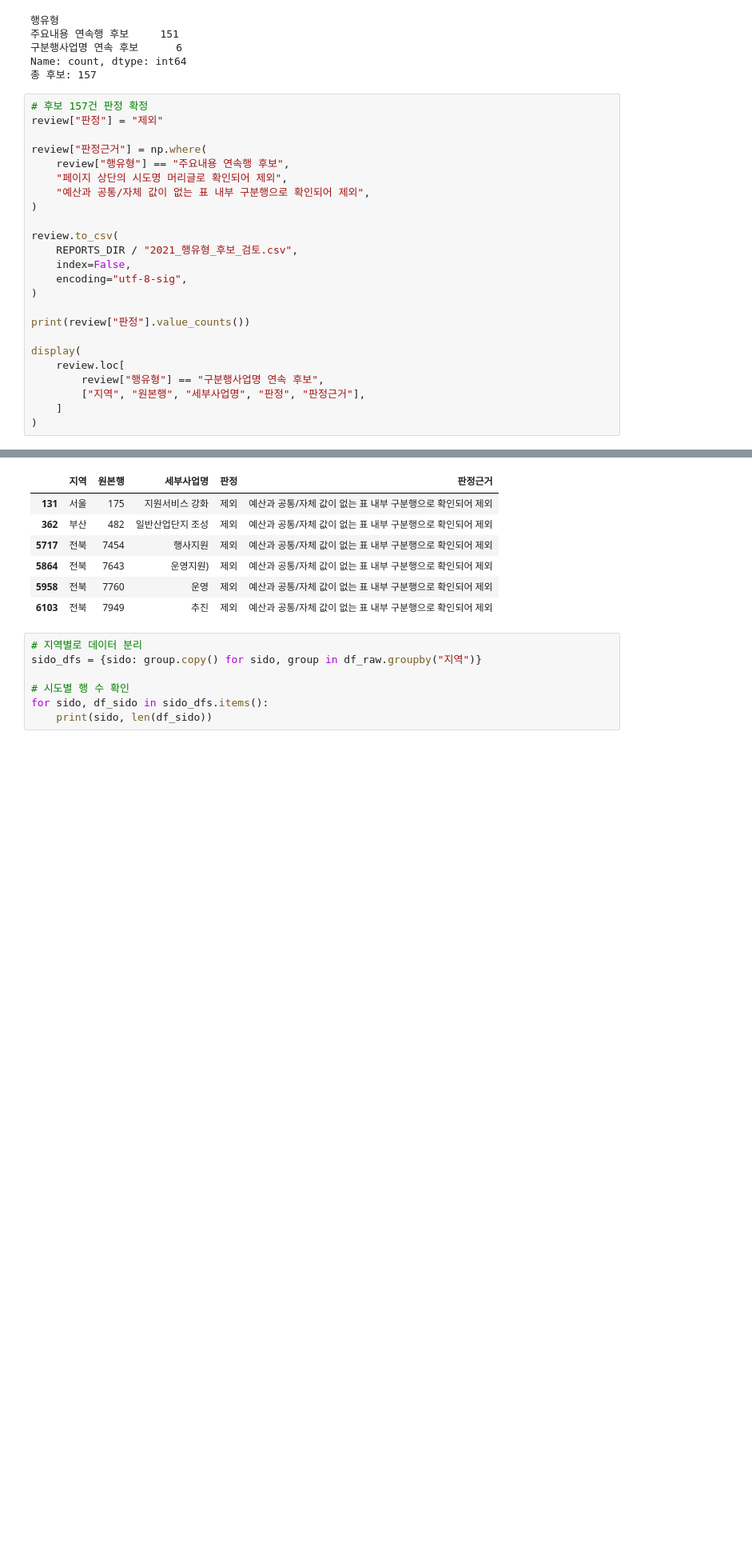
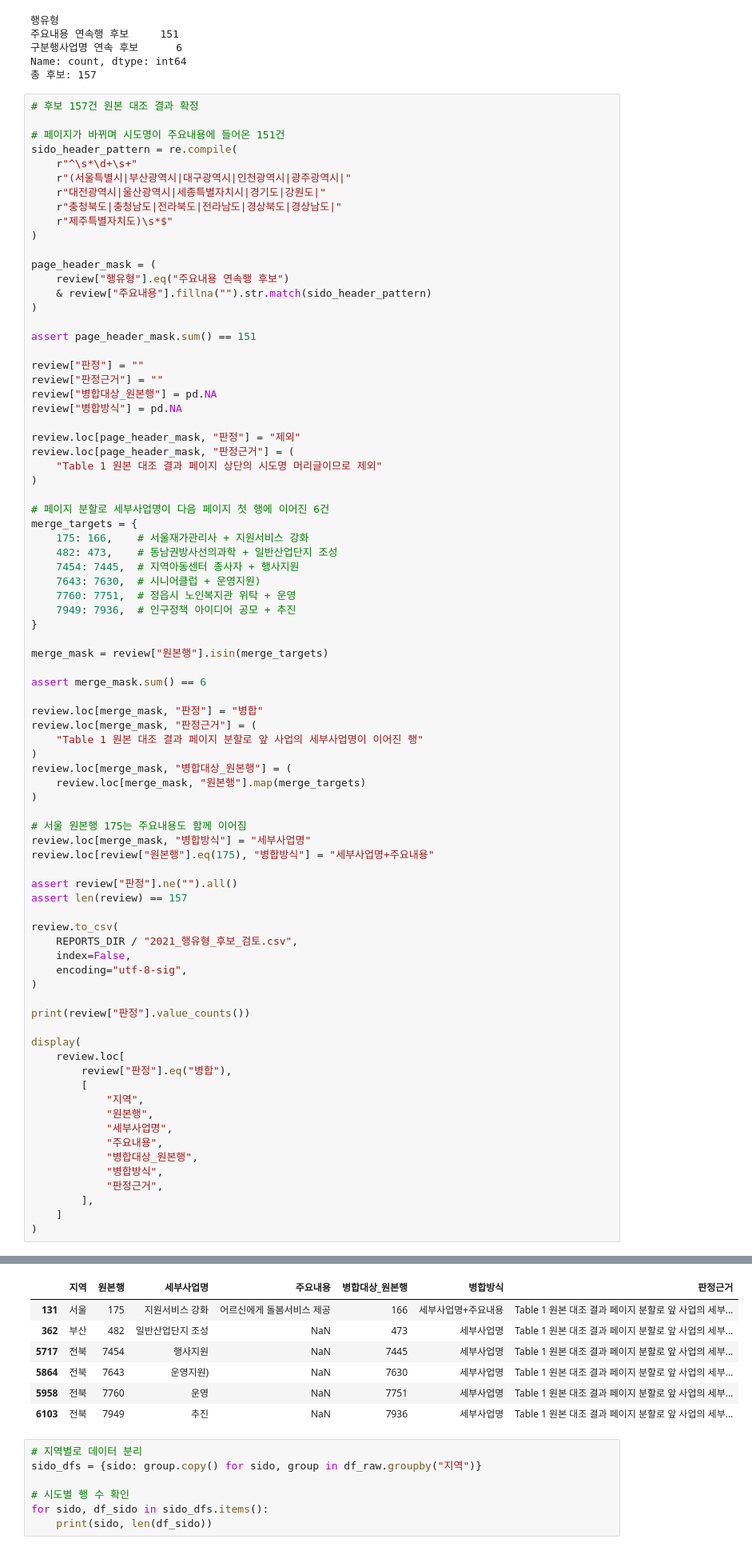
Before and after one commit to JungYeoni/yumocha, a Jupyter notebook: notebooks/20260720_EDA_2021_전국_시도분리정제.ipynb, the cells around one changed output, grey strips where cells are left out. Shown at 80% size. Saved outputs shown, nothing was run; the diff lists cells and outputs as text; blank space fills up the shorter version.

```diff
--- a/notebooks/20260720_EDA_2021_전국_시도분리정제.ipynb
+++ b/notebooks/20260720_EDA_2021_전국_시도분리정제.ipynb
@@ -125,14 +125,62 @@ print("총 후보:", len(review))
 Name: count, dtype: int64
 총 후보: 157
 # %%
-# 후보 157건 판정 확정
-review["판정"] = "제외"
+# 후보 157건 원본 대조 결과 확정
 
-review["판정근거"] = np.where(
-    review["행유형"] == "주요내용 연속행 후보",
-    "페이지 상단의 시도명 머리글로 확인되어 제외",
-    "예산과 공통/자체 값이 없는 표 내부 구분행으로 확인되어 제외",
+# 페이지가 바뀌며 시도명이 주요내용에 들어온 151건
+sido_header_pattern = re.compile(
+    r"^\s*\d+\s+"
+    r"(서울특별시|부산광역시|대구광역시|인천광역시|광주광역시|"
+    r"대전광역시|울산광역시|세종특별자치시|경기도|강원도|"
+    r"충청북도|충청남도|전라북도|전라남도|경상북도|경상남도|"
+    r"제주특별자치도)\s*$"
 )
+
+page_header_mask = (
+    review["행유형"].eq("주요내용 연속행 후보")
+    & review["주요내용"].fillna("").str.match(sido_header_pattern)
+)
+
+assert page_header_mask.sum() == 151
+
+review["판정"] = ""
+review["판정근거"] = ""
+review["병합대상_원본행"] = pd.NA
+review["병합방식"] = pd.NA
+
+review.loc[page_header_mask, "판정"] = "제외"
+review.loc[page_header_mask, "판정근거"] = (
+    "Table 1 원본 대조 결과 페이지 상단의 시도명 머리글이므로 제외"
+)
+
+# 페이지 분할로 세부사업명이 다음 페이지 첫 행에 이어진 6건
+merge_targets = {
+    175: 166,    # 서울재가관리사 + 지원서비스 강화
+    482: 473,    # 동남권방사선의과학 + 일반산업단지 조성
+    7454: 7445,  # 지역아동센터 종사자 + 행사지원
+    7643: 7630,  # 시니어클럽 + 운영지원)
+    7760: 7751,  # 정읍시 노인복지관 위탁 + 운영
+    7949: 7936,  # 인구정책 아이디어 공모 + 추진
+}
+
+merge_mask = review["원본행"].isin(merge_targets)
+
+assert merge_mask.sum() == 6
+
+review.loc[merge_mask, "판정"] = "병합"
+review.loc[merge_mask, "판정근거"] = (
+    "Table 1 원본 대조 결과 페이지 분할로 앞 사업의 세부사업명이 이어진 행"
+)
+review.loc[merge_mask, "병합대상_원본행"] = (
+    review.loc[merge_mask, "원본행"].map(merge_targets)
+)
+
+# 서울 원본행 175는 주요내용도 함께 이어짐
+review.loc[merge_mask, "병합방식"] = "세부사업명"
+review.loc[review["원본행"].eq(175), "병합방식"] = "세부사업명+주요내용"
+
+assert review["판정"].ne("").all()
+assert len(review) == 157
 
 review.to_csv(
     REPORTS_DIR / "2021_행유형_후보_검토.csv",
@@ -144,8 +192,16 @@ print(review["판정"].value_counts())
 
 display(
     review.loc[
-        review["행유형"] == "구분행사업명 연속 후보",
-        ["지역", "원본행", "세부사업명", "판정", "판정근거"],
+        review["판정"].eq("병합"),
+        [
+            "지역",
+            "원본행",
+            "세부사업명",
+            "주요내용",
+            "병합대상_원본행",
+            "병합방식",
+            "판정근거",
+        ],
     ]
 )
 # %% [output]
@@ -154,11 +211,11 @@ display(
 Name: count, dtype: int64
-|  | 지역 | 원본행 | 세부사업명 | 판정 | 판정근거 |
-| 131 | 서울 | 175 | 지원서비스 강화 | 제외 | 예산과 공통/자체 값이 없는 표 내부 구분행으로 확인되어 제외 |
-| 362 | 부산 | 482 | 일반산업단지 조성 | 제외 | 예산과 공통/자체 값이 없는 표 내부 구분행으로 확인되어 제외 |
-| 5717 | 전북 | 7454 | 행사지원 | 제외 | 예산과 공통/자체 값이 없는 표 내부 구분행으로 확인되어 제외 |
-| 5864 | 전북 | 7643 | 운영지원) | 제외 | 예산과 공통/자체 값이 없는 표 내부 구분행으로 확인되어 제외 |
-| 5958 | 전북 | 7760 | 운영 | 제외 | 예산과 공통/자체 값이 없는 표 내부 구분행으로 확인되어 제외 |
-| 6103 | 전북 | 7949 | 추진 | 제외 | 예산과 공통/자체 값이 없는 표 내부 구분행으로 확인되어 제외 |
+|  | 지역 | 원본행 | 세부사업명 | 주요내용 | 병합대상_원본행 | 병합방식 | 판정근거 |
+| 131 | 서울 | 175 | 지원서비스 강화 | 어르신에게 돌봄서비스 제공 | 166 | 세부사업명+주요내용 | Table 1 원본 대조 결과 페이지 분할로 앞 사업의 세부... |
+| 362 | 부산 | 482 | 일반산업단지 조성 | NaN | 473 | 세부사업명 | Table 1 원본 대조 결과 페이지 분할로 앞 사업의 세부... |
+| 5717 | 전북 | 7454 | 행사지원 | NaN | 7445 | 세부사업명 | Table 1 원본 대조 결과 페이지 분할로 앞 사업의 세부... |
+| 5864 | 전북 | 7643 | 운영지원) | NaN | 7630 | 세부사업명 | Table 1 원본 대조 결과 페이지 분할로 앞 사업의 세부... |
+| 5958 | 전북 | 7760 | 운영 | NaN | 7751 | 세부사업명 | Table 1 원본 대조 결과 페이지 분할로 앞 사업의 세부... |
+| 6103 | 전북 | 7949 | 추진 | NaN | 7936 | 세부사업명 | Table 1 원본 대조 결과 페이지 분할로 앞 사업의 세부... |
 # %%
 # 지역별로 데이터 분리
 sido_dfs = {sido: group.copy() for sido, group in df_raw.groupby("지역")}
```
Also changed, not shown: parts of 7 cells of this notebook, 1 other file.
